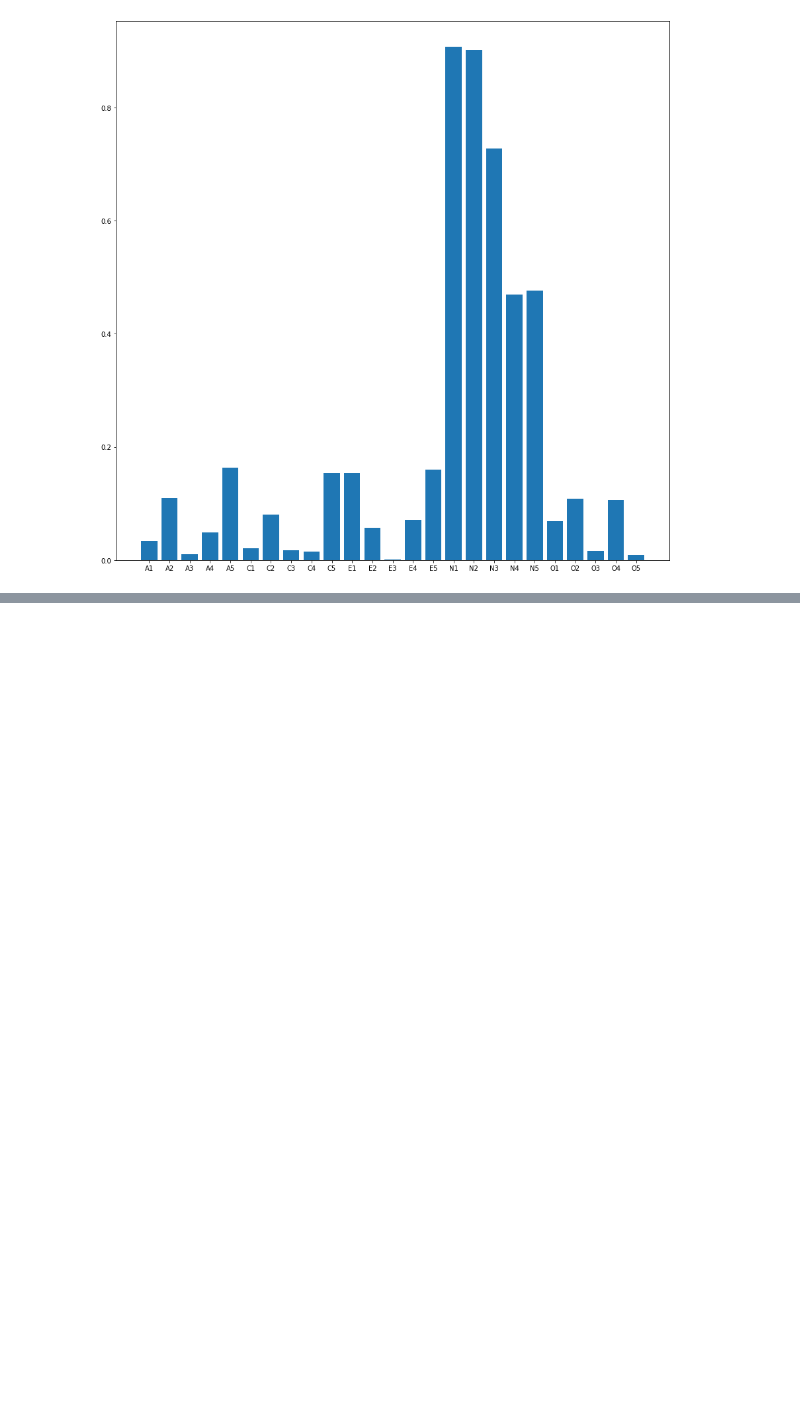
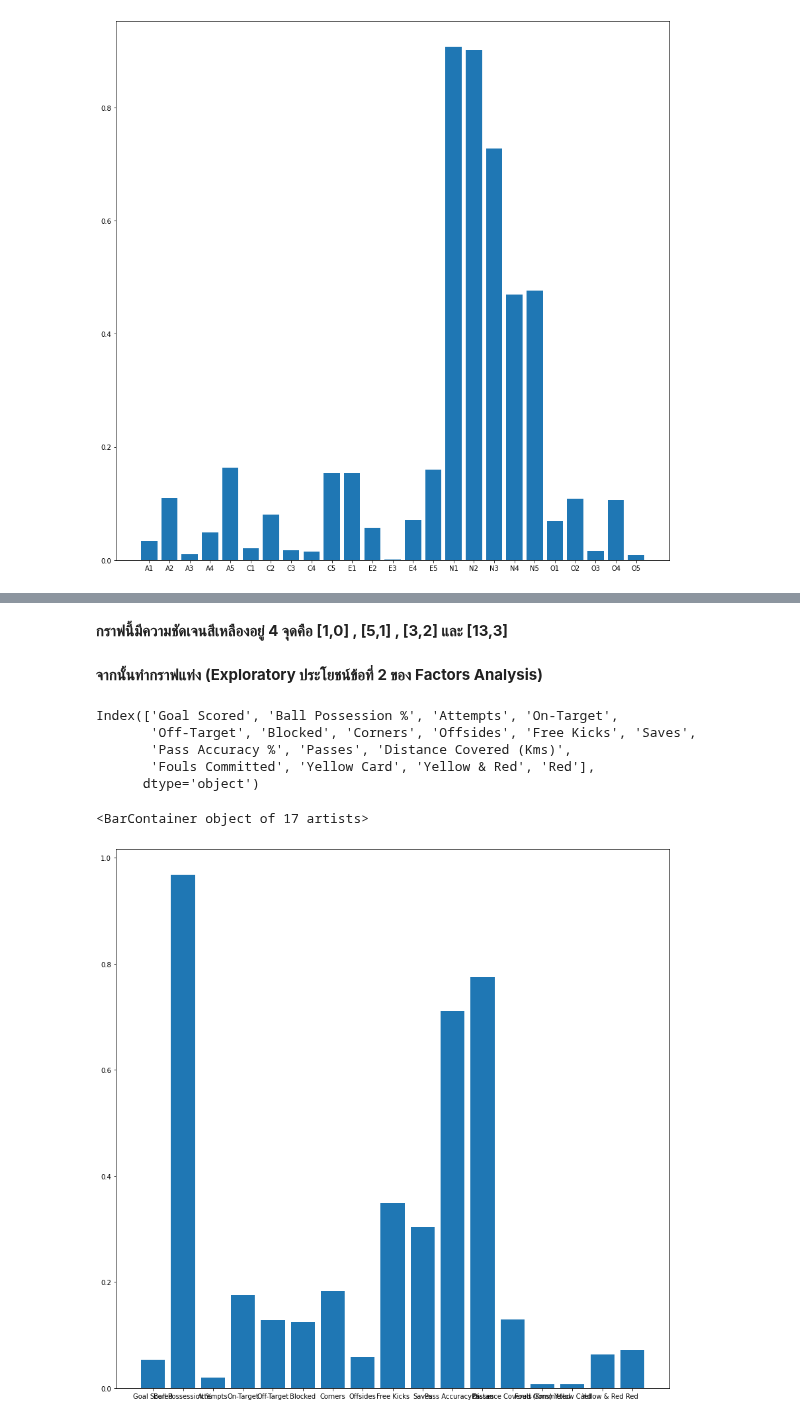
Before and after one commit to sitthatkaja/multivariate, a Jupyter notebook: Chapter_5_Factor_Analysis.ipynb, the cells around one changed output, grey strips where cells are left out. Drawn from its saved outputs; the diff is of its cells as text; code cells hidden in the pictures; blank space fills up the shorter version.

```diff
--- a/Chapter_5_Factor_Analysis.ipynb
+++ b/Chapter_5_Factor_Analysis.ipynb
@@ -252,0 +428,19 @@ plt.bar(range(25),np.absolute(fa2.loadings_[:,0]),tick_label=BFI_data_dropped.co
+# %% [markdown]
+**กราฟนี้มีความชัดเจนสีเหลืองอยู่ 4 จุดคือ [1,0] , [5,1] , [3,2] และ [13,3]**
+# %% [markdown]
+
+**จากนั้นทำกราฟแท่ง (Exploratory ประโยชน์ข้อที่ 2 ของ Factors Analysis)**
+# %%
+exam_drop.columns
+## ตรวจสอบชื่อทั้งหมด 17 Factors
+# %% [output]
+Index(['Goal Scored', 'Ball Possession %', 'Attempts', 'On-Target',
+       'Off-Target', 'Blocked', 'Corners', 'Offsides', 'Free Kicks', 'Saves',
+       'Pass Accuracy %', 'Passes', 'Distance Covered (Kms)',
+       'Fouls Committed', 'Yellow Card', 'Yellow & Red', 'Red'],
+      dtype='object')
+# %%
+plt.bar(range(17),np.absolute(ex_fa2.loadings_[:,0]),tick_label=exam_drop.columns)
+# %% [output]
+<BarContainer object of 17 artists>
+[figure, added]
```
Also changed, not shown: parts of 33 cells of this notebook.
